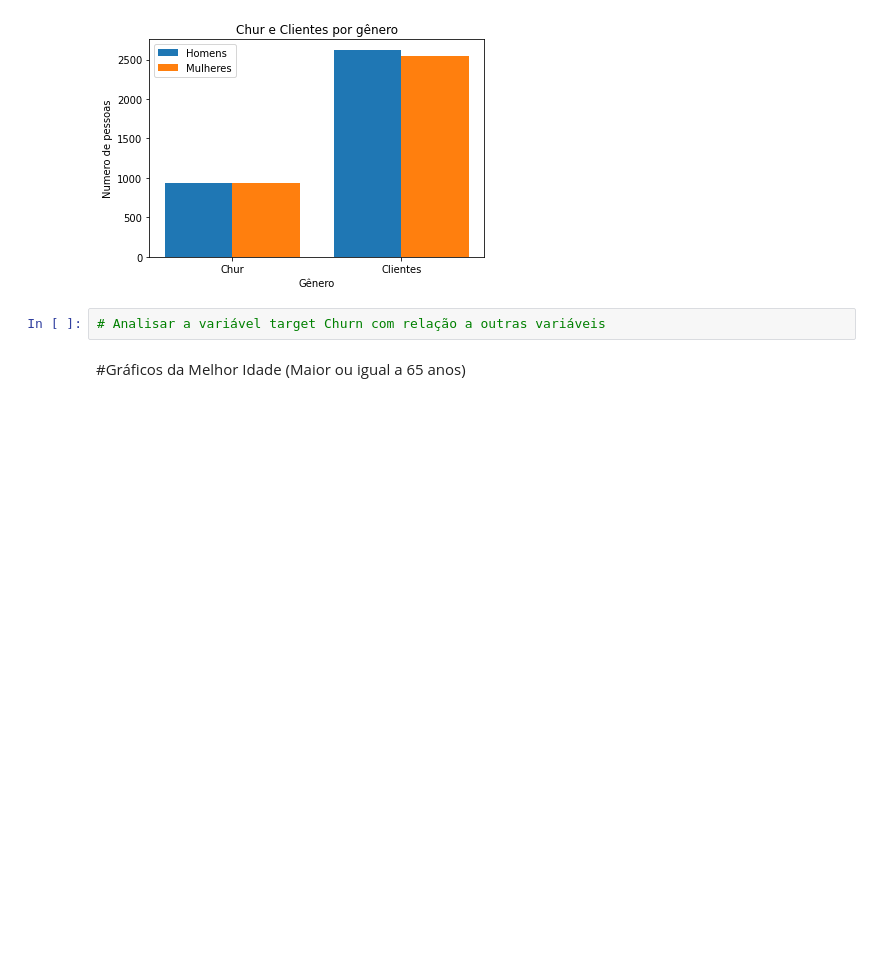
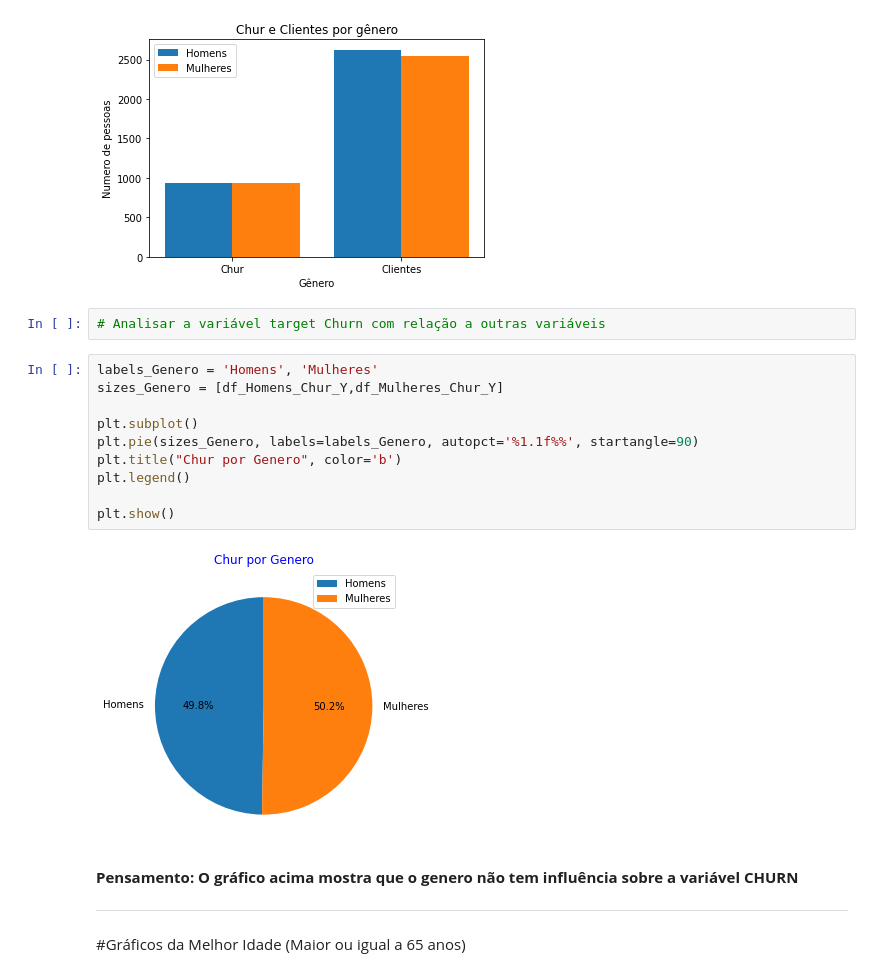
Before and after one commit to marcelo559/Alura_Challenge_DS_Voz, a Jupyter notebook: Data_Visualization.ipynb, the cells around one changed output. Cells and saved outputs as stored; diff of their text form; blank space fills up the shorter version.

```diff
--- a/Data_Visualization.ipynb
+++ b/Data_Visualization.ipynb
@@ -127,6 +127,22 @@ plt.show()
 [figure]
 # %%
 # Analisar a variável target Churn com relação a outras variáveis
+# %%
+labels_Genero = 'Homens', 'Mulheres'
+sizes_Genero = [df_Homens_Chur_Y,df_Mulheres_Chur_Y]
+
+plt.subplot()
+plt.pie(sizes_Genero, labels=labels_Genero, autopct='%1.1f%%', startangle=90)
+plt.title("Chur por Genero", color='b')
+plt.legend()
+
+plt.show()
+# %% [output]
+[figure, added]
+# %% [markdown]
+**Pensamento: O gráfico acima mostra que o genero não tem influência sobre a variável CHURN**
+
+---
 # %% [markdown]
 #Gráficos da Melhor Idade (Maior ou igual a 65 anos)
 # %%
```
Also changed, not shown: parts of 10 cells of this notebook.
